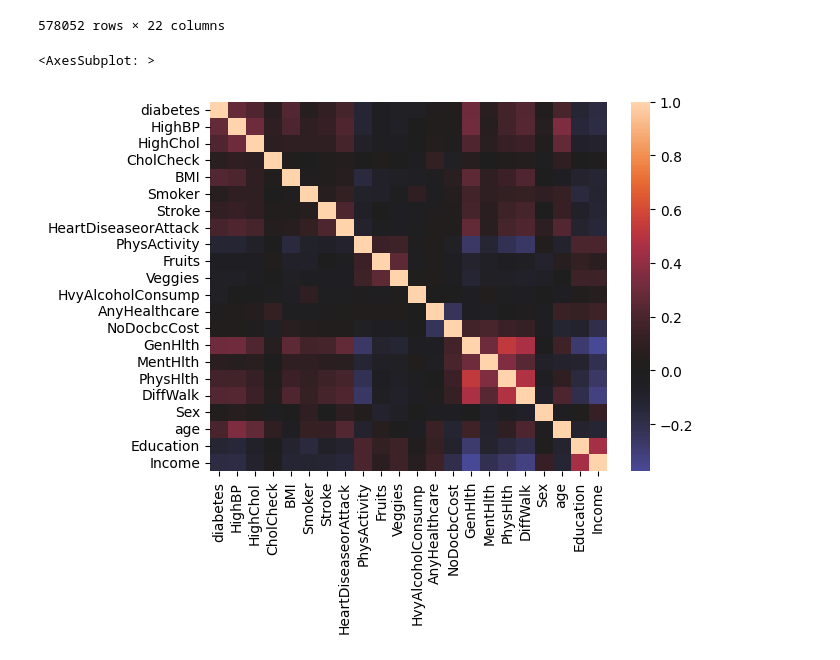
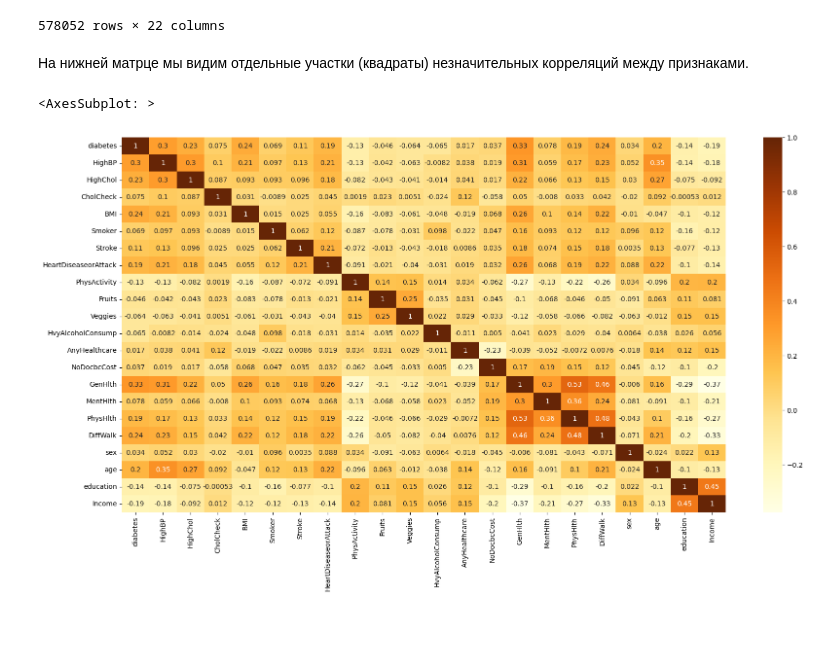
Before and after one commit to Rinengen/Python_HW, a Jupyter notebook: progect_5/SF_HW_4.ipynb, the cells around one changed output. Drawn from its saved outputs; the diff is of its cells as text; code cells hidden in the pictures; blank space fills up the shorter version.

```diff
--- a/progect_5/SF_HW_4.ipynb
+++ b/progect_5/SF_HW_4.ipynb
@@ -541,11 +585,20 @@ df_3
 578052 rows × 22 columns
 # %%
 df_3['BMI']=  df_3['BMI'].apply(BMI_I)
-# %%
-sns.heatmap(df_3.corr(),center=0)
-# %% [output]
-<AxesSubplot: >
-[figure, removed]
+# %%
+df_3['diabetes'] = df_3['diabetes'].apply(lambda x: 0 if x == 0 else 1)
+# %% [markdown]
+На нижней матрце мы видим отдельные участки (квадраты) незначительных корреляций между признаками.
+# %%
+plt.figure(figsize = (20,10))
+sns.heatmap(
+    df_3.corr(),
+    cmap = 'YlOrBr',
+    annot = True
+    )
+# %% [output]
+<AxesSubplot: >
+[figure, added]
 # %%
 df_3[df_3.columns].hist(figsize=(20,12))
 # %% [output]
```
Also changed, not shown: parts of 23 cells of this notebook.
